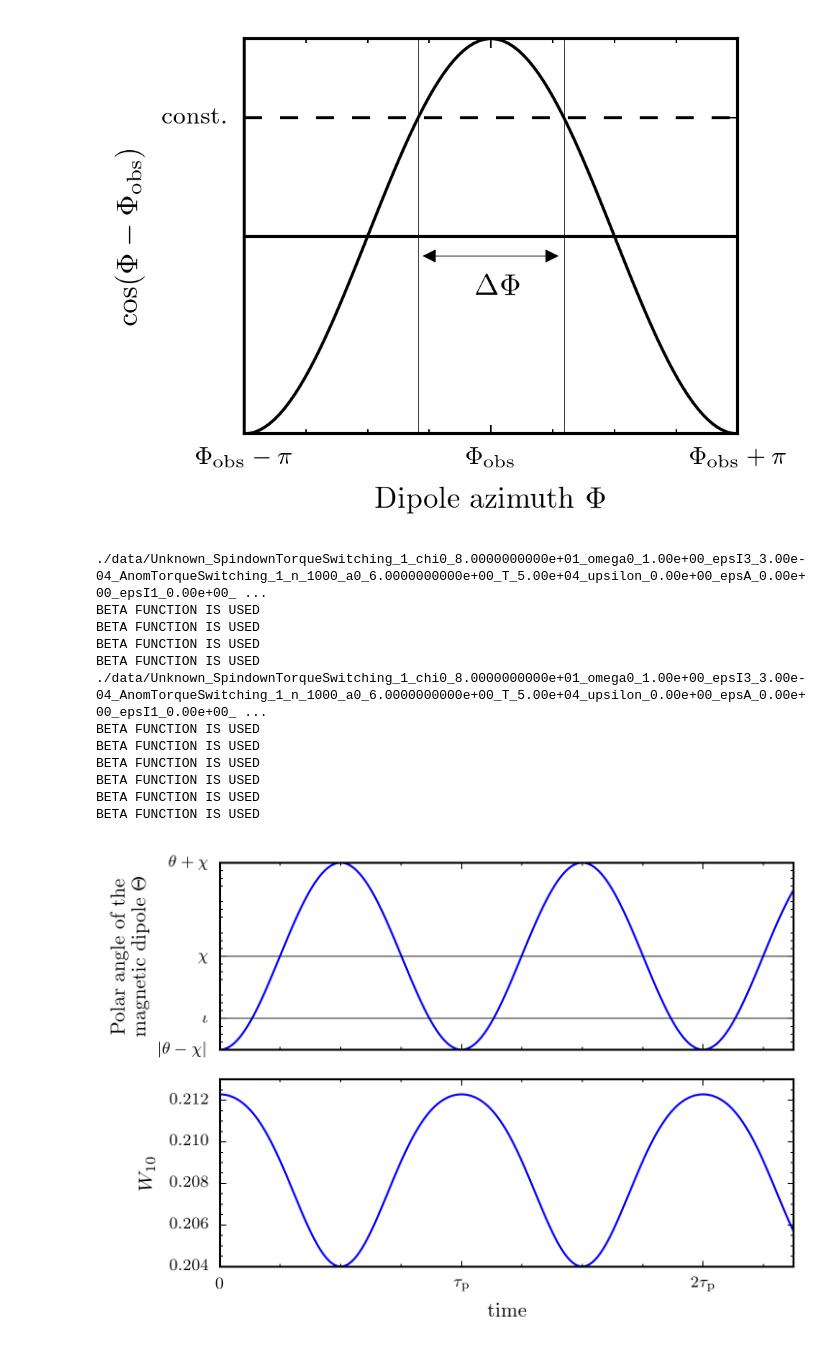
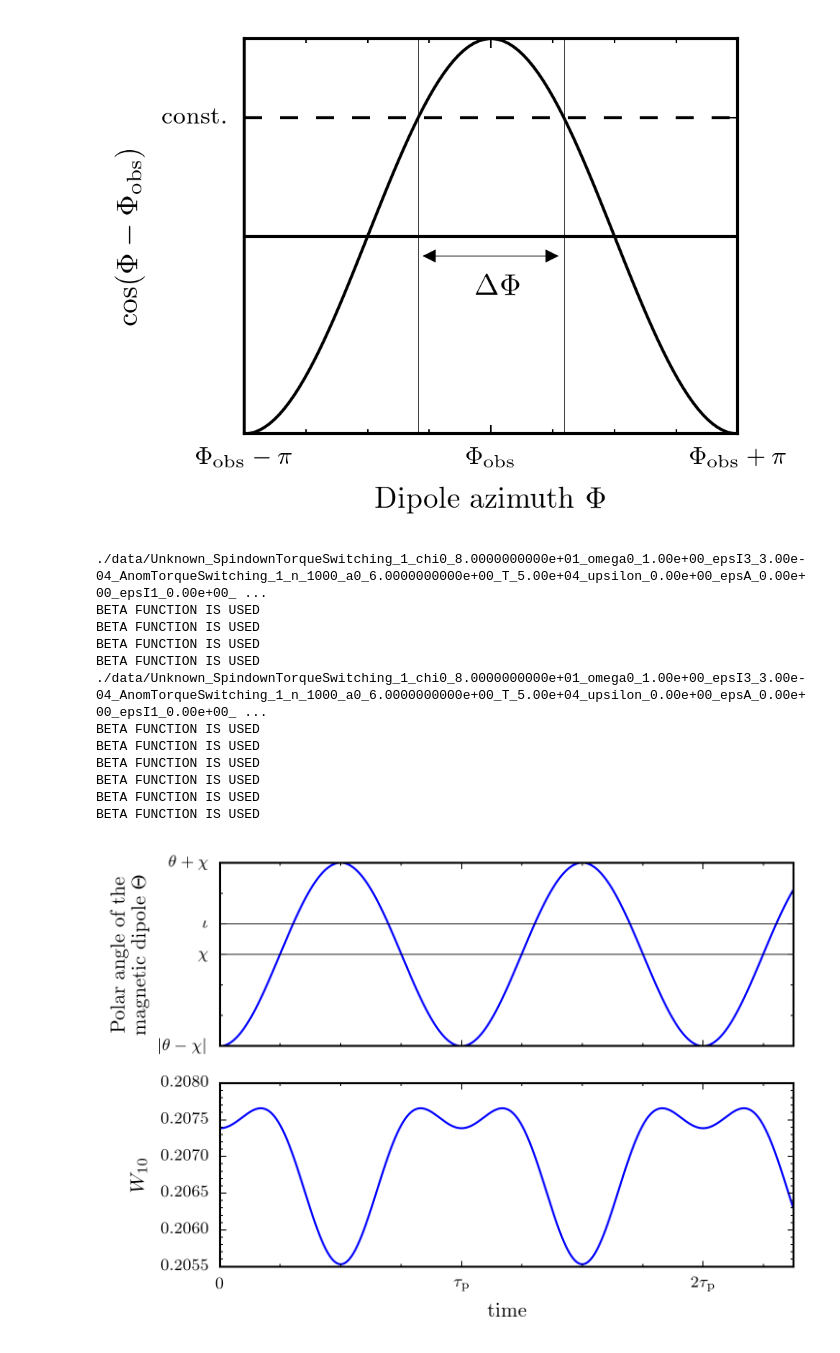
Before and after one commit to GregoryAshton/thesis, a Jupyter notebook: inertial_frame/GeneratePlots-NoTorque.ipynb, the cells around one changed output. Saved outputs shown, nothing was run; the diff lists cells and outputs as text; code cells hidden in the pictures.

Commit message:
Further fixed to beam-with plot

```diff
--- a/inertial_frame/GeneratePlots-NoTorque.ipynb
+++ b/inertial_frame/GeneratePlots-NoTorque.ipynb
@@ -325,7 +325,7 @@ AnomTorque=True
 upsilon=0.0
 n=100000
 cleanup=False,
-Theta0=76.0
+Theta0=82.0
 sigmaB = 0.3
 
 Theta0_rads = np.radians(Theta0)
@@ -338,31 +338,31 @@ file_name = main(chi0=chi0, epsI3=epsI3, epsA=epsA, omega0=omega0, T=T,
 ax1 = Plot.big_theta(file_name, ax=ax1, color="b")
 ax1.set_yticks([np.abs(a0-chi0), Theta0, chi0, a0+chi0])
 ax1.set_yticklabels([r"$|\theta-\chi|$", r"$\iota$", r"$\chi$", r"$\theta + \chi$"])
 ax1.grid(axis="y", linestyle="-", linewidth=0.4)
 ax1.set_xlabel("")
 ax1.set_xticklabels([])
 ax1.set_ylabel('Polar angle of the\n magnetic dipole $\Theta$')
 #ax1.axhline(Theta0, color="k")
 
 ax2 = Plot.PulseWidth(file_name, Theta0_rads, sigmaB , p=10,
                      ls="-", color="b", ax=ax2)
 ax2 = Plot.xaxis_precession_periods(ax2, file_name)
 
 plt.tight_layout()
 plt.savefig("img/Pulse_width_modulation.pdf")
 File_Functions.PropertiesTable(file_name, "Pulse_width_modulation")
 plt.show()
 # %% [output]
 ./data/Unknown_SpindownTorqueSwitching_1_chi0_8.0000000000e+01_omega0_1.00e+00_epsI3_3.00e-04_AnomTorqueSwitching_1_n_1000_a0_6.0000000000e+00_T_5.00e+04_upsilon_0.00e+00_epsA_0.00e+00_epsI1_0.00e+00_ ...
 BETA FUNCTION IS USED
 BETA FUNCTION IS USED
 BETA FUNCTION IS USED
 BETA FUNCTION IS USED
 ./data/Unknown_SpindownTorqueSwitching_1_chi0_8.0000000000e+01_omega0_1.00e+00_epsI3_3.00e-04_AnomTorqueSwitching_1_n_1000_a0_6.0000000000e+00_T_5.00e+04_upsilon_0.00e+00_epsA_0.00e+00_epsI1_0.00e+00_ ...
 BETA FUNCTION IS USED
 BETA FUNCTION IS USED
 BETA FUNCTION IS USED
 BETA FUNCTION IS USED
 BETA FUNCTION IS USED
 BETA FUNCTION IS USED
-[figure, old version]
+[figure, new version]
```
Also changed, not shown: 1 other file.
